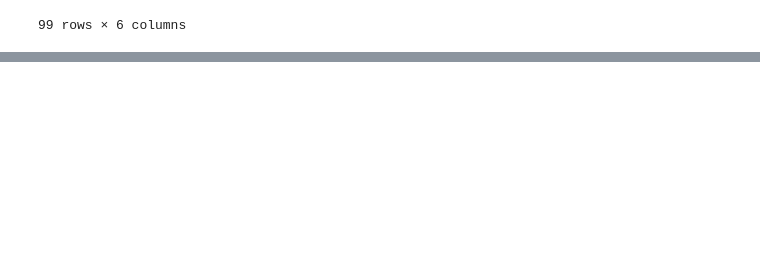
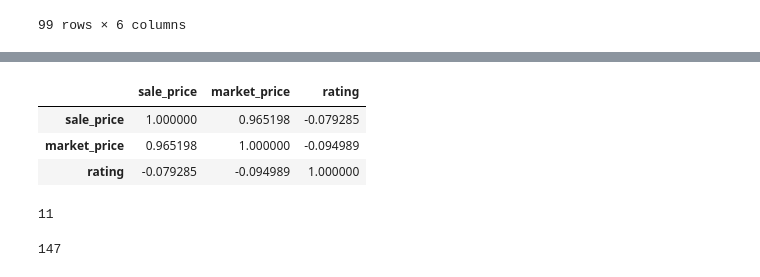
Before and after one commit to saquibmohiuddin/BigBasketData, a Jupyter notebook: bigbasket.ipynb, the cells around one changed output, grey strips where cells are left out. Saved outputs shown, nothing was run; the diff lists cells and outputs as text; code cells hidden in the pictures; blank space fills up the shorter version.

```diff
--- a/bigbasket.ipynb
+++ b/bigbasket.ipynb
@@ -262,0 +272,7 @@ plt.show()
+# %%
+df.corr()
+# %% [output]
+|  | sale_price | market_price | rating |
+| sale_price | 1.000000 | 0.965198 | -0.079285 |
+| market_price | 0.965198 | 1.000000 | -0.094989 |
+| rating | -0.079285 | -0.094989 | 1.000000 |
@@ -262,0 +281,13 @@ plt.show()
+# %%
+num = 0
+for i in x:
+    if num < i:
+        if i % 2!= 0:
+            num = i
+        else:
+            continue
+    else:
+        continue
+print(num)
+# %% [output]
+11
@@ -262,0 +325,4 @@ plt.show()
+# %%
+even.largest_odd()
+# %% [output]
+147
```
Also changed, not shown: parts of 5 cells of this notebook.
